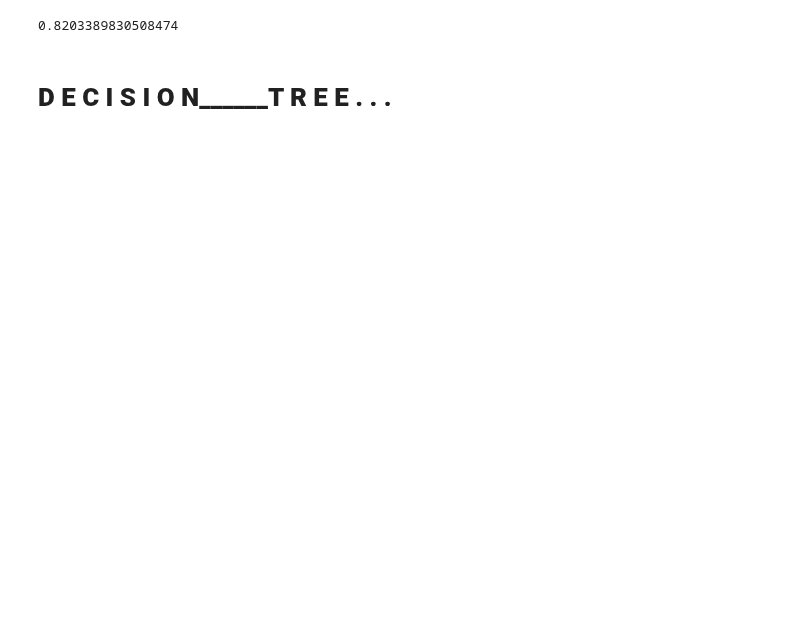
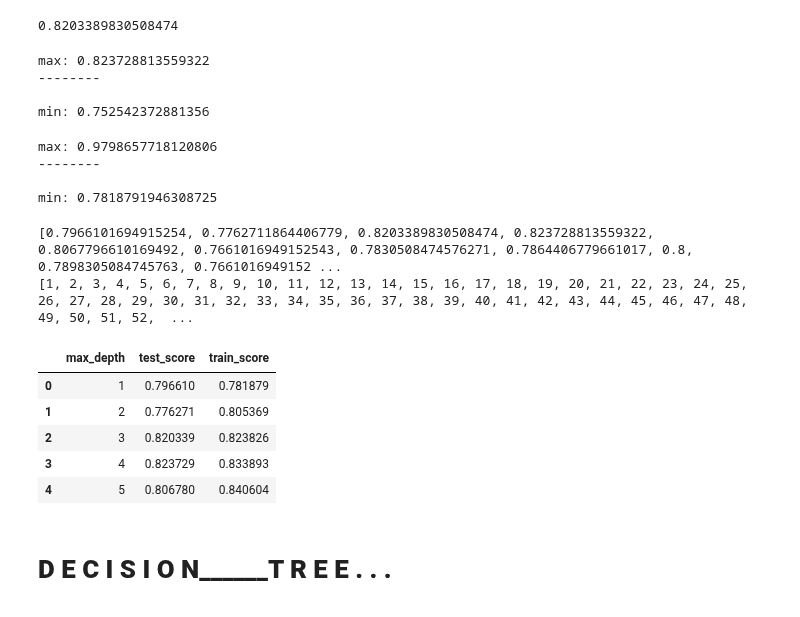
Before and after one commit to Venchislav/Data-Science, a Jupyter notebook: Titanic.ipynb, the cells around one changed output. Saved outputs shown, nothing was run; the diff lists cells and outputs as text; code cells hidden in the pictures; blank space fills up the shorter version.

```diff
--- a/Titanic.ipynb
+++ b/Titanic.ipynb
@@ -175,6 +158,79 @@ clf.fit(X_train, y_train)
 clf.score(X_test, y_test)
 # %% [output]
 0.8203389830508474
+# %%
+# UPD:
+# for train_data:
+
+max_depth_vals = range(1, 100 + 1)
+max_score = 0
+min_score = float('inf')
+
+for val in max_depth_vals:
+  clf = tree.DecisionTreeClassifier(criterion='entropy', max_depth=val)
+  clf.fit(X_train, y_train)
+  max_score = max(max_score, clf.score(X_test, y_test))
+  min_score = min(min_score, clf.score(X_test, y_test))
+
+
+print(f'max: {max_score}\n--------\n')
+print(f'min: {min_score}')
+# %% [output]
+max: 0.823728813559322
+--------
+
+min: 0.752542372881356
+# %%
+# for test_data:
+
+max_depth_vals = range(1, 100 + 1)
+max_score = 0
+min_score = float('inf')
+
+for val in max_depth_vals:
+  clf = tree.DecisionTreeClassifier(criterion='entropy', max_depth=val)
+  clf.fit(X_train, y_train)
+  max_score = max(max_score, clf.score(X_train, y_train))
+  min_score = min(min_score, clf.score(X_train, y_train))
+
+
+print(f'max: {max_score}\n--------\n')
+print(f'min: {min_score}')
+# %% [output]
+max: 0.9798657718120806
+--------
+
+min: 0.7818791946308725
+# %%
+train_score = []
+test_score = []
+values = []
+
+for val in max_depth_vals:
+  clf = tree.DecisionTreeClassifier(criterion='entropy', max_depth=val)
+  clf.fit(X_train, y_train)
+  test_score.append(clf.score(X_test, y_test))
+  train_score.append(clf.score(X_train, y_train))
+  values.append(val)
+
+
+print(test_score)
+print(values)
+# %% [output]
+[0.7966101694915254, 0.7762711864406779, 0.8203389830508474, 0.823728813559322, 0.8067796610169492, 0.7661016949152543, 0.7830508474576271, 0.7864406779661017, 0.8, 0.7898305084745763, 0.7661016949152 ...
+[1, 2, 3, 4, 5, 6, 7, 8, 9, 10, 11, 12, 13, 14, 15, 16, 17, 18, 19, 20, 21, 22, 23, 24, 25, 26, 27, 28, 29, 30, 31, 32, 33, 34, 35, 36, 37, 38, 39, 40, 41, 42, 43, 44, 45, 46, 47, 48, 49, 50, 51, 52,  ...
+# %%
+scores_df = pd.DataFrame({'max_depth': values,
+                          'test_score': test_score,
+                          'train_score': train_score,})
+scores_df.head()
+# %% [output]
+|  | max_depth | test_score | train_score |
+| 0 | 1 | 0.796610 | 0.781879 |
+| 1 | 2 | 0.776271 | 0.805369 |
+| 2 | 3 | 0.820339 | 0.823826 |
+| 3 | 4 | 0.823729 | 0.833893 |
+| 4 | 5 | 0.806780 | 0.840604 |
 # %% [markdown]
 # **D E C I S I O N______T R E E . . .**
 ![artworks-CyTzk0PMsjHFfr7D-S8wWcw-t500x500.jpg](embedded-picture-1)
```
Also changed, not shown: parts of 2 cells of this notebook.
